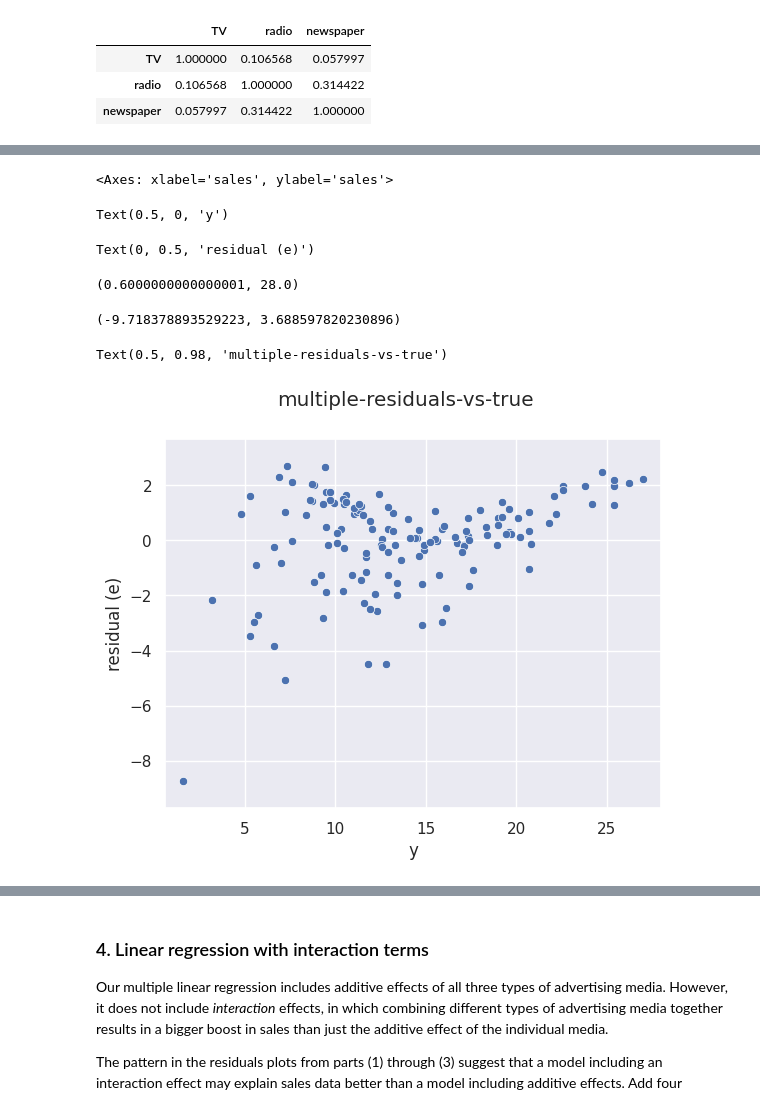
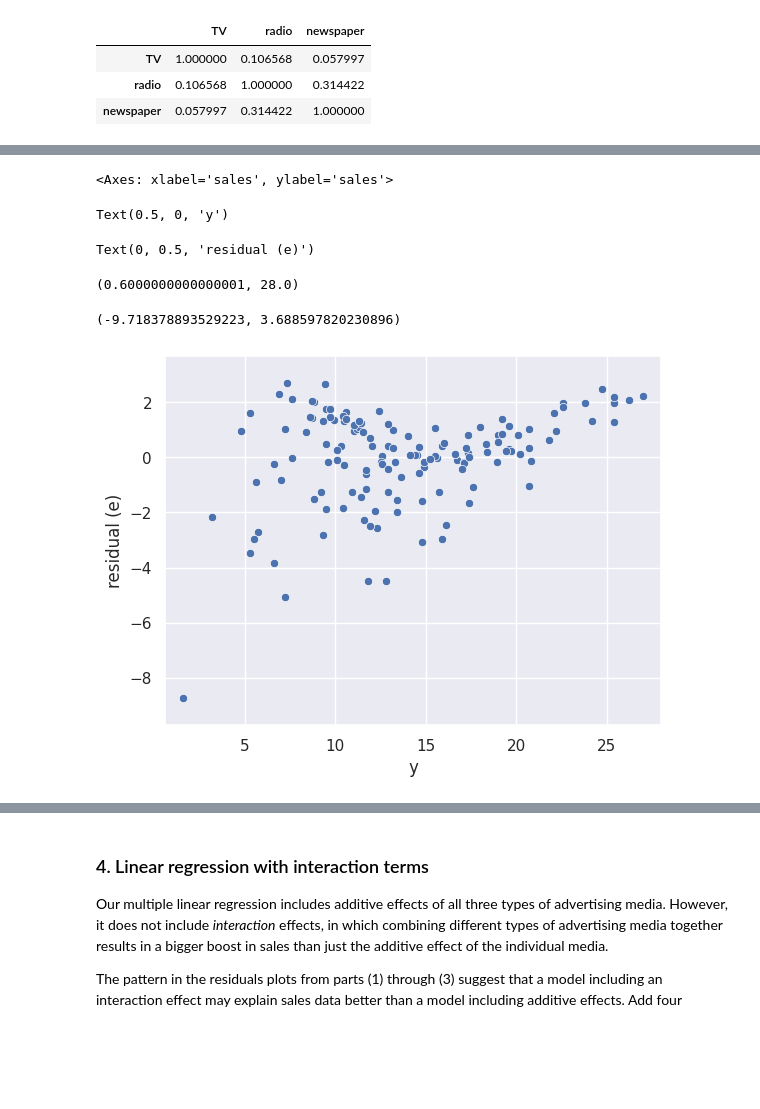
Before and after one commit to ShaktidharK1997/MLCourseProjects, a Jupyter notebook: lab-solution.ipynb, the cells around one changed output, grey strips where cells are left out. Saved outputs shown, nothing was run; the diff lists cells and outputs as text; code cells hidden in the pictures; blank space fills up the shorter version.

```diff
--- a/lab-solution.ipynb
+++ b/lab-solution.ipynb
@@ -592,24 +587,22 @@ residual_train_multiple = train['sales'] - y_pred_tr_multi
 # %%
 x_lim_hi = np.max(train['sales'])
 x_lim_lo= np.min(train['sales'])
 y_lim_hi = np.max(residual_train_multiple)
 y_lim_lo = np.min(residual_train_multiple)
 sns.scatterplot(x=train['sales'],y=residual_train_multiple)
 plt.xlabel('y');
 plt.ylabel('residual (e)');
 
 plt.xlim(x_lim_lo-1, x_lim_hi+1);
 plt.ylim(y_lim_lo-1, y_lim_hi+1);
-plt.suptitle('multiple-residuals-vs-true')
 plt.savefig('multiple-residuals-vs-true.png')
 # %% [output]
 <Axes: xlabel='sales', ylabel='sales'>
 Text(0.5, 0, 'y')
 Text(0, 0.5, 'residual (e)')
 (0.6000000000000001, 28.0)
 (-9.718378893529223, 3.688597820230896)
-Text(0.5, 0.98, 'multiple-residuals-vs-true')
-[figure, old version]
+[figure, new version]
 # %%
 fig = plt.figure(figsize=(18,6))
 
```
Also changed, not shown: parts of 10 cells of this notebook.
